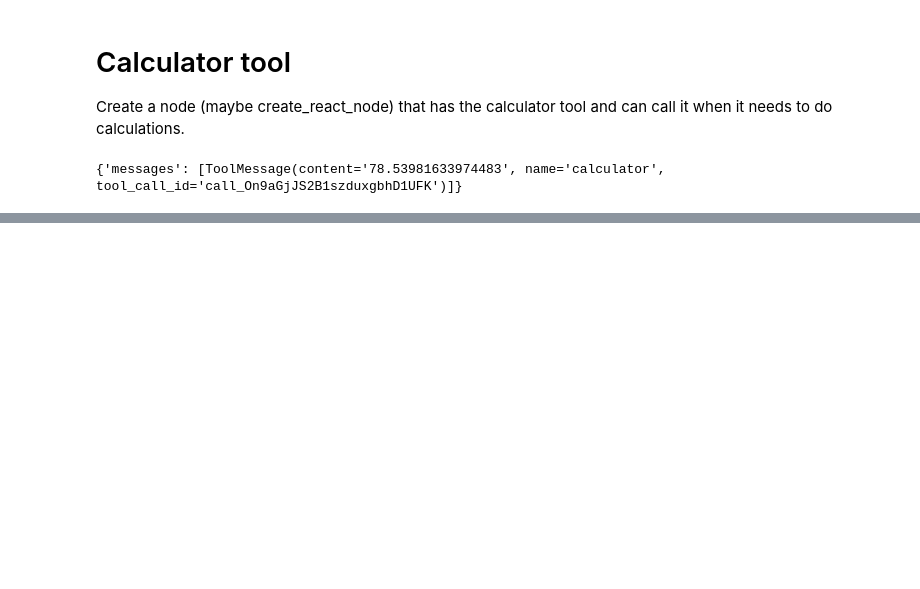
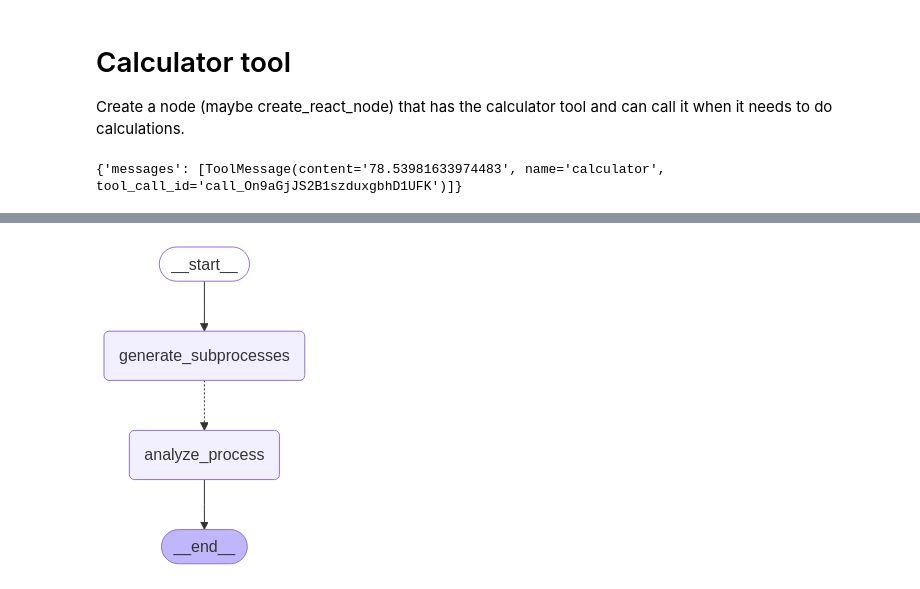
Before and after one commit to scisley/footprint-any-product, a Jupyter notebook: notebooks/examples/sandbox.ipynb, the cells around one changed output, grey strips where cells are left out. Saved outputs shown, nothing was run; the diff lists cells and outputs as text; code cells hidden in the pictures; blank space fills up the shorter version.

```diff
--- a/sandbox.ipynb
+++ b/notebooks/examples/sandbox.ipynb
@@ -295,0 +379,6 @@ tool_node.invoke({"messages": [llm.invoke("What's the area of a circle with a ra
+# %%
+from IPython.display import Image
+
+Image(app.get_graph().draw_mermaid_png())
+# %% [output]
+[figure, added]
```
Also changed, not shown: parts of 3 cells of this notebook, 3 other files.
